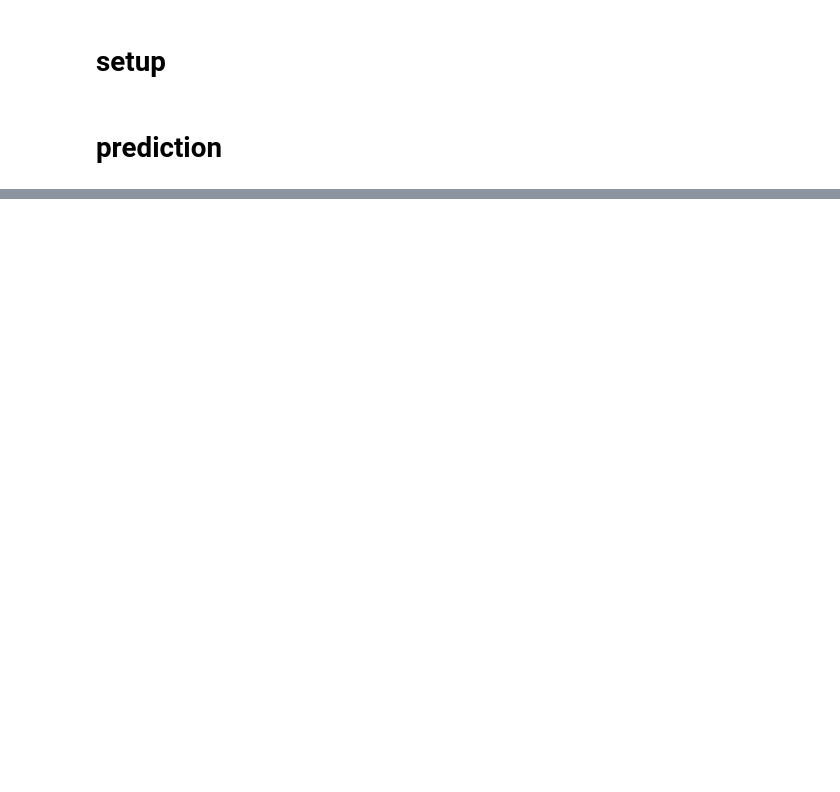
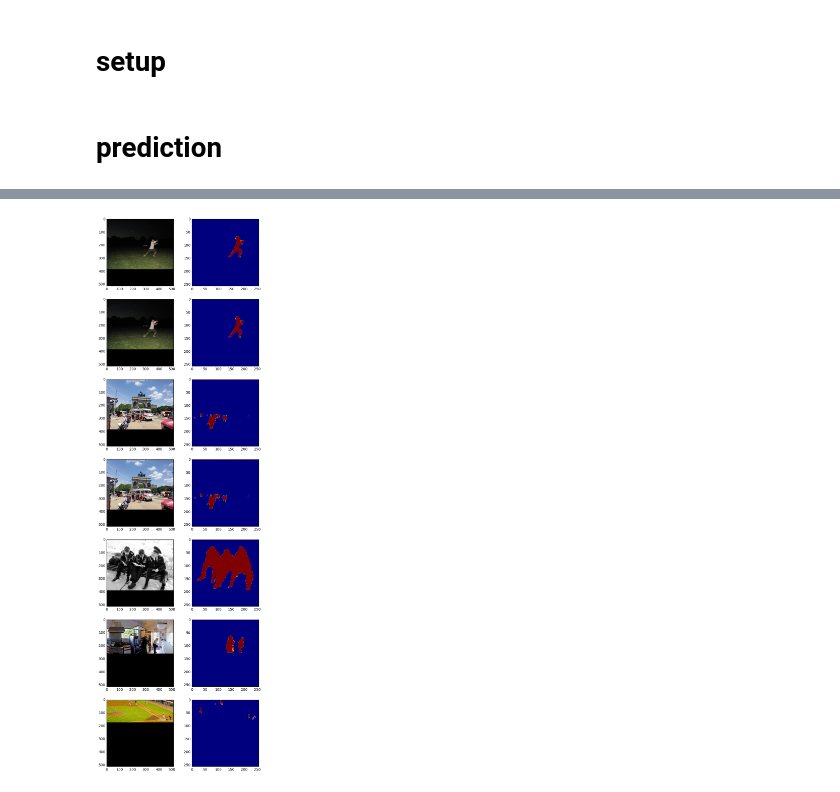
Before and after one commit to legokichi/keras-human-detector, a Jupyter notebook: predict.ipynb, the cells around one changed output, grey strips where cells are left out. Saved outputs shown, nothing was run; the diff lists cells and outputs as text; code cells hidden in the pictures; blank space fills up the shorter version.

```diff
--- a/predict.ipynb
+++ b/predict.ipynb
@@ -28,13 +28,18 @@ import keras.backend as  K
 from keras.models import model_from_json
 import skimage.io as io
 from model_unet import create_unet
+from train_resnet import create_resunet
 
 with K.tf.device('/cpu:0'):
     #model = create_unet((512, 512, 3), 64, "binarize")
     #model.load_weights("./data/2017-04-28-11-11-28_fil64_adam_lr0.0001_glorot_uniform_dice_coef_weights.epoch0081-val_loss-0.75-val_dice_coef0.75.hdf5") # ancient
-    #model.load_weights("./data/2017-05-17-07-58-54_float32_binarize_fil64_adam_lr0.0001_glorot_uniform_shape512x512_batch_size8_weights.epoch0023-val_loss-0.77-val_dice_coef0.77.hdf5") # 復元モデル
-    #model2 = create_unet((512, 512, 4), 64, "heatmap")
-    #model2.load_weights("./data/2017-05-12-06-02-02_fil64_adam_lr0.0001_glorot_uniform_shape256x256_learn_head_data_aug_mean_squared_error_weights.epoch0081-val_loss129.64-val_acc0.71.hdf5")
+    #model.load_weights("./data/2017-05-17-07-58-54_float32_binarize_fil64_adam_lr0.0001_glorot_uniform_shape512x512_batch_size8_weights.epoch0046-val_loss-0.77-val_dice_coef0.77.hdf5") # 復元モデル
 
-    model = create_unet((512, 512, 3), 64, "hydra")
-    model.load_weights("./data/2017-05-17-07-36-40_float32_hydra_fil64_adam_lr0.0001_glorot_uniform_shape512x512_batch_size8_data_aug_weights.epoch0025-val_loss-0.73.hdf5")
+    model = create_resunet((512, 512, 3), mode="sigmoid")
+    model.load_weights("./data/2017-05-26-06-13-47_float32_resnet-mask_weights.epoch0107-val_loss-0.83-val_dice_coef0.83.hdf5")
+
+    model2 = create_unet((512, 512, 4), 64, "heatmap")
+    model2.load_weights("./data/2017-05-12-06-02-02_fil64_adam_lr0.0001_glorot_uniform_shape256x256_learn_head_data_aug_mean_squared_error_weights.epoch0081-val_loss129.64-val_acc0.71.hdf5")
+
+    #model3 = create_unet((512, 512, 3), 64, "hydra")
+    #model3.load_weights("./data/2017-05-17-07-36-40_float32_hydra_fil64_adam_lr0.0001_glorot_uniform_shape512x512_batch_size8_data_aug_weights.epoch0048-val_loss-0.77.hdf5")
@@ -109,0 +46,81 @@ mtx_plot(mat1, ratio=(4,4))
+# %%
+def trims(lines: str)-> List[str]: return [line.strip() for line in lines.split("\n") if line != ""]
+from PIL import Image
+def wrap(img, dest_width, dest_height, randX, randY):
+    if img.ndim > 2:
+        ch = img.shape[2]
+        dest = np.zeros((dest_width, dest_height, ch), dtype="uint8")
+    else:
+        dest = np.zeros((dest_width, dest_height), dtype="uint8")
+    height = img.shape[0]
+    width = img.shape[1]
+    if width<height:
+            dest_width = int(dest_height/height * width)
+    elif width>height:
+            dest_height = int(dest_width/width * height)
+    img = cv2.resize(img, (dest_width, dest_height))
+    rangeX = max(0, dest.shape[1] - img.shape[1])
+    rangeY = max(0, dest.shape[0] - img.shape[0])
+    _img = Image.fromarray(img)
+    _dest = Image.fromarray(dest)
+    _dest.paste(_img, (int(rangeX*randX), int(rangeY*randY)))
+    dest = np.asarray(_dest)
+    dest.flags.writeable = True
+    return dest
+
+'''
+https://upload.wikimedia.org/wikipedia/commons/thumb/9/98/Sanzio_01_Plato_Aristotle.jpg/800px-Sanzio_01_Plato_Aristotle.jpg
+https://upload.wikimedia.org/wikipedia/commons/6/6d/Cloud_Team.jpg
+https://upload.wikimedia.org/wikipedia/commons/thumb/a/a2/Christ_Pantocrator_Deesis_mosaic_Hagia_Sophia.jpg/800px-Christ_Pantocrator_Deesis_mosaic_Hagia_Sophia.jpg
+'''
+img_names = trims('''
+./data/val2014/COCO_val2014_000000000589.jpg
+./data/val2014/COCO_val2014_000000000139.jpg
+./data/val2014/COCO_val2014_000000000257.jpg
+./data/val2014/COCO_val2014_000000000283.jpg
+./data/val2014/COCO_val2014_000000000328.jpg
+./data/val2014/COCO_val2014_000000000338.jpg
+./data/val2014/COCO_val2014_000000000357.jpg
+''')
+
+
+mtx = []
+with K.tf.device('/cpu:0'):
+    for name in img_names:
+        img = io.imread(name)
+        img  = wrap(img, 512, 512, 0, 0)
+        img = np.expand_dims(img, axis=0)
+
+        output = model.predict(img)
+        resized = cv2.resize(output[0], (512, 512))
+        print(output.shape, img.shape, resized.shape)
+        img2 = np.dstack((img[0], resized))
+        img2 = np.expand_dims(img2, axis=0)
+        print(img2.shape)
+        output2 = model2.predict(img2)
+        th1 = (output2[0]/output2[0].max()*255).astype("uint8")
+        th1[th1 < 128] = 0
+        labelnum, labelimg, contours, GoCs = cv2.connectedComponentsWithStats(th1)
+        for label in range(labelnum):
+            x,y,w,h,size = contours[label]
+            if w == 512 and h == 512: continue
+            if size < 5*5: continue
+            marginX = int(w/2)
+            marginY = int(h/2)
+            startY = max(0, y-marginY)
+            stopY = min(y+h+marginY, 511)
+            startX = max(0, x-marginX)
+            stopX = min(x+w+marginX, 511)
+            rect = th1[startY:stopY, startX:stopX]
+            if rect.max() < 192: continue
+            th1 = cv2.rectangle(th1, (startX,startY), (stopX,stopY), (128,128,128), 1)
+            row = [
+                (lambda img: lambda x: plt.imshow(img))(img[0]),
+                (lambda img: lambda x: plt.imshow(img))(output[0]),
+                #(lambda img: lambda x: plt.imshow(img))(output2[0]),
+                #(lambda img: lambda x: plt.imshow(img))(th1)
+            ]
+        mtx.append(row)
+
+mtx_plot(mtx, ratio=(4,4))
+# %% [output]
@@ -109,0 +141 @@ mtx_plot(mat1, ratio=(4,4))
+[figure, added]
```
Also changed, not shown: parts of 2 cells of this notebook, 2 other files.
